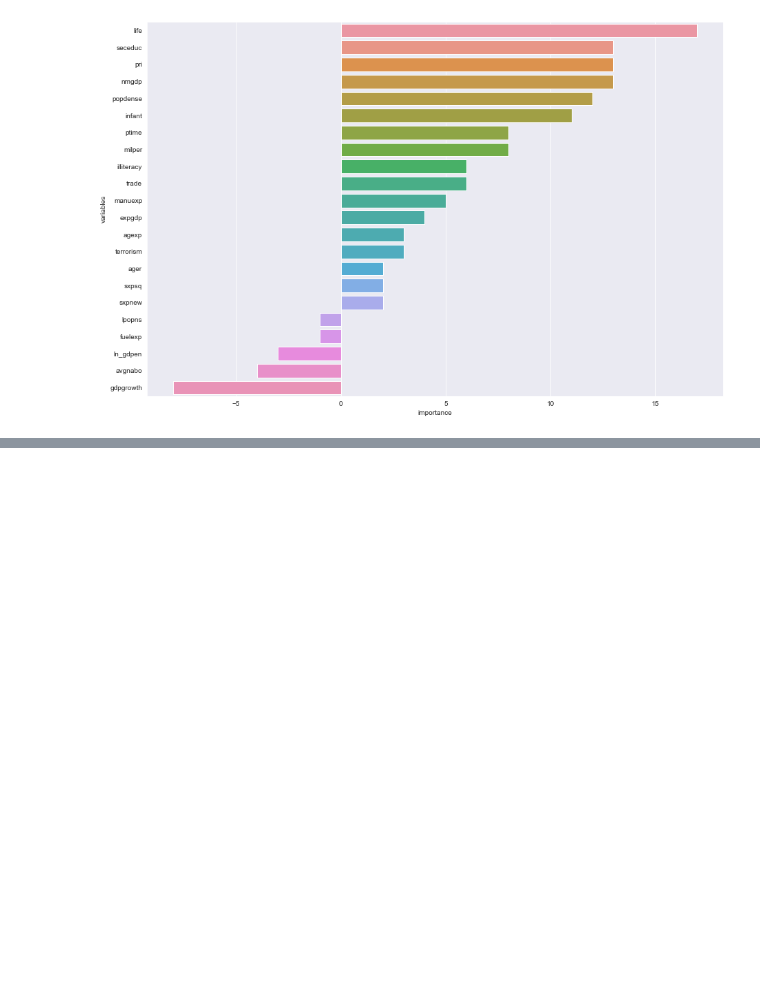
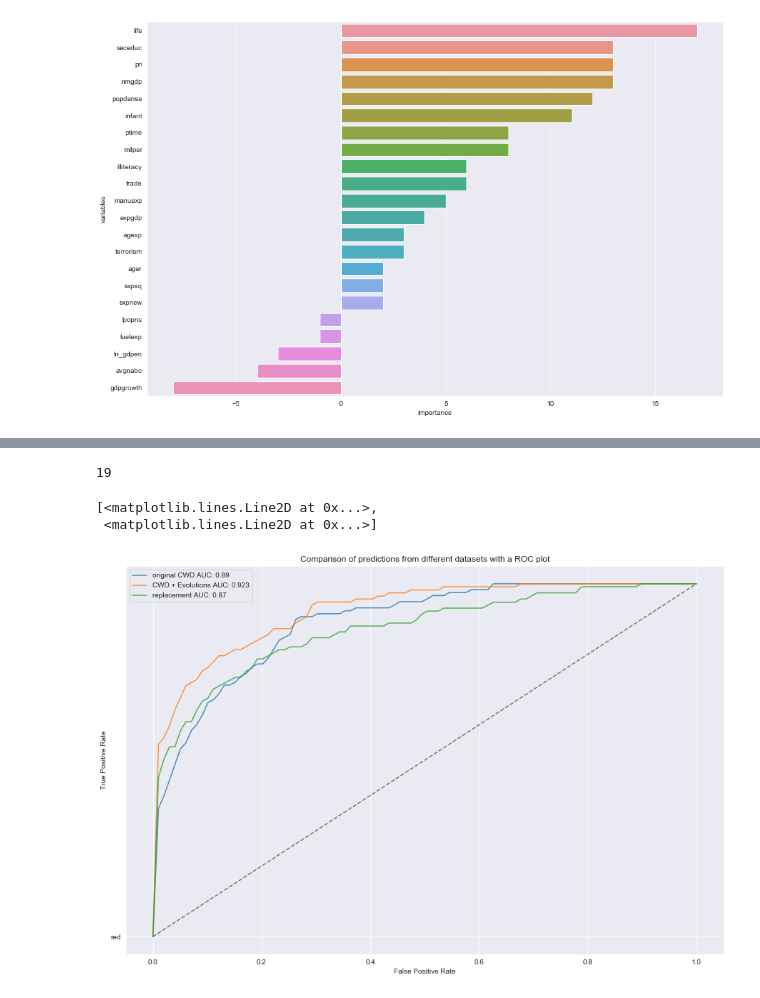
Before and after one commit to epfl-ada/ada-2020-project-milestone-p3-p3_adaconda, a Jupyter notebook: P4 Merge.ipynb, the cells around one changed output, grey strips where cells are left out. Cells and saved outputs as stored; diff of their text form; code cells hidden in the pictures; blank space fills up the shorter version.

```diff
--- a/P4 Merge.ipynb
+++ b/P4 Merge.ipynb
@@ -901,0 +983,34 @@ Text(0.5, 1.0, 'Gain in rank of Gini Score for the Evolutions compared to origin
+# %%
+testDF = testDF.sort_values(by=['rankEvol'] , ascending=True)
+len(testDF[testDF['rankEvol'] <= 3 ])
+# %% [output]
+19
+# %%
+#test amelioration predic with the 'best' evol features (gini rank > 10 ~ 20 values)
+doc_evol2 = doc.copy()
+features = testDF[testDF['rankEvol'] <= 3 ]['variables'].values
+#add evolutions
+for ft in features:
+    doc_evol2['evol'+ft] = computeEvol(doc_evol2,ft)
+
+#Removal of the features which are not useful for the prediction
+X = doc_evol.drop(['warstds','year','cowcode'] , axis='columns')
+y = doc_evol['warstds']
+
+Xr= X.drop(features,axis='columns')
+yr=doc_evol['warstds']
+
+X0 = doc.drop(['warstds','year','cowcode'] , axis='columns')
+y0 = doc['warstds']
+
+#Perform Random Forest method on the data
+clf.fit(X,y)
+
+Xs = [ X0 , X , Xr ]
+Ys = [ y0 , y , yr]
+rocList(clf,Xs,Ys,n=10,labels = ['original CWD','CWD + Evolutions','replacement'],displaymean = False)
+plt.plot([0, 1], [0, 1],'k--','red',alpha = 0.5)
+# %% [output]
+[<matplotlib.lines.Line2D at 0x...>,
+ <matplotlib.lines.Line2D at 0x...>]
+[figure, added]
```
Also changed, not shown: parts of 16 cells of this notebook.
